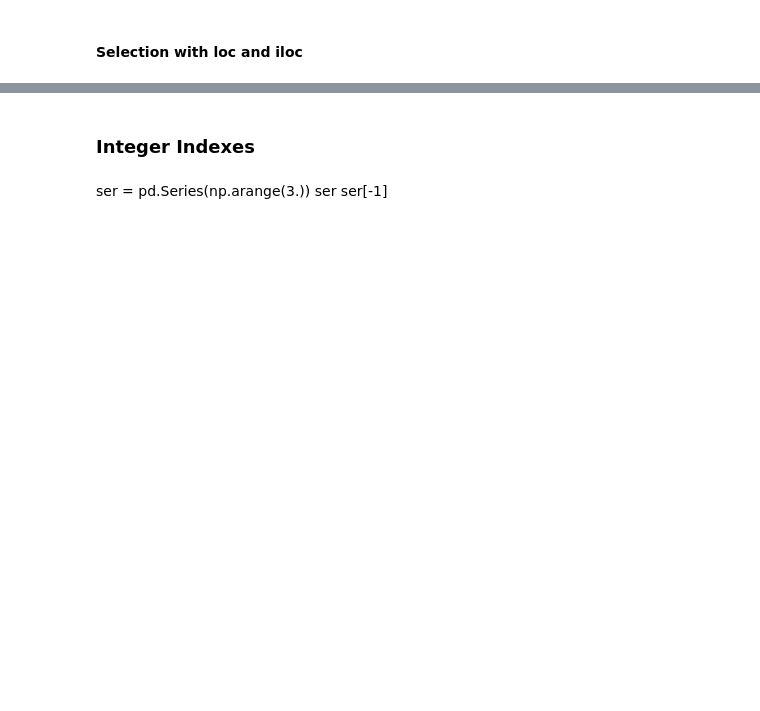
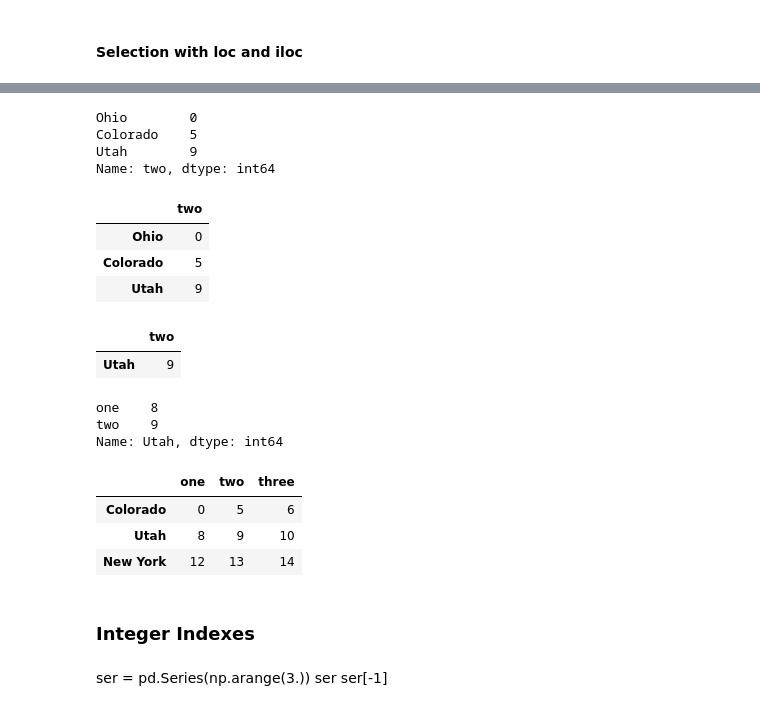
Before and after one commit to jamesshapiro/python-data-analysis-book-exercises, a Jupyter notebook: ch05-pandas.ipynb, the cells around one changed output, grey strips where cells are left out. Cells and saved outputs as stored; diff of their text form; code cells hidden in the pictures; blank space fills up the shorter version.

```diff
--- a/ch05-pandas.ipynb
+++ b/ch05-pandas.ipynb
@@ -391,6 +719,27 @@ data.iloc[[1, 2], [3, 0, 1]]
 # %%
 data.loc[:'Utah', 'two']
+data.loc[:'Utah', 'two':'two']
+data.loc['Utah':'Utah', 'two':'two']
+data.loc['Utah', 'one':'two']
 data.iloc[:, :3][data.three > 5]
+# %% [output]
+Ohio        0
+Colorado    5
+Utah        9
+Name: two, dtype: int64
+|  | two |
+| Ohio | 0 |
+| Colorado | 5 |
+| Utah | 9 |
+|  | two |
+| Utah | 9 |
+one    8
+two    9
+Name: Utah, dtype: int64
+|  | one | two | three |
+| Colorado | 0 | 5 | 6 |
+| Utah | 8 | 9 | 10 |
+| New York | 12 | 13 | 14 |
 # %% [markdown]
 ### Integer Indexes
 # %% [markdown]
```
Also changed, not shown: parts of 96 cells of this notebook.
